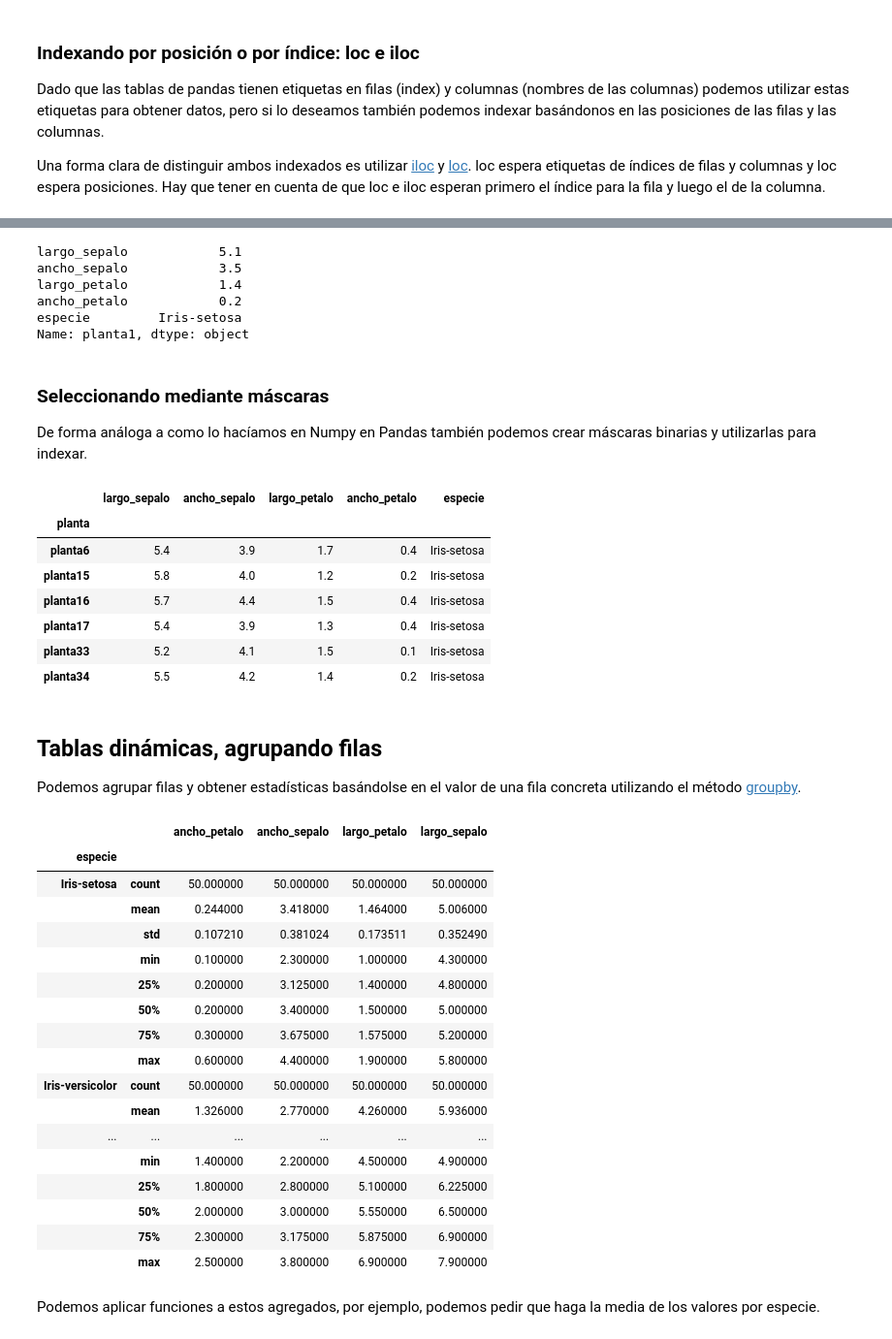
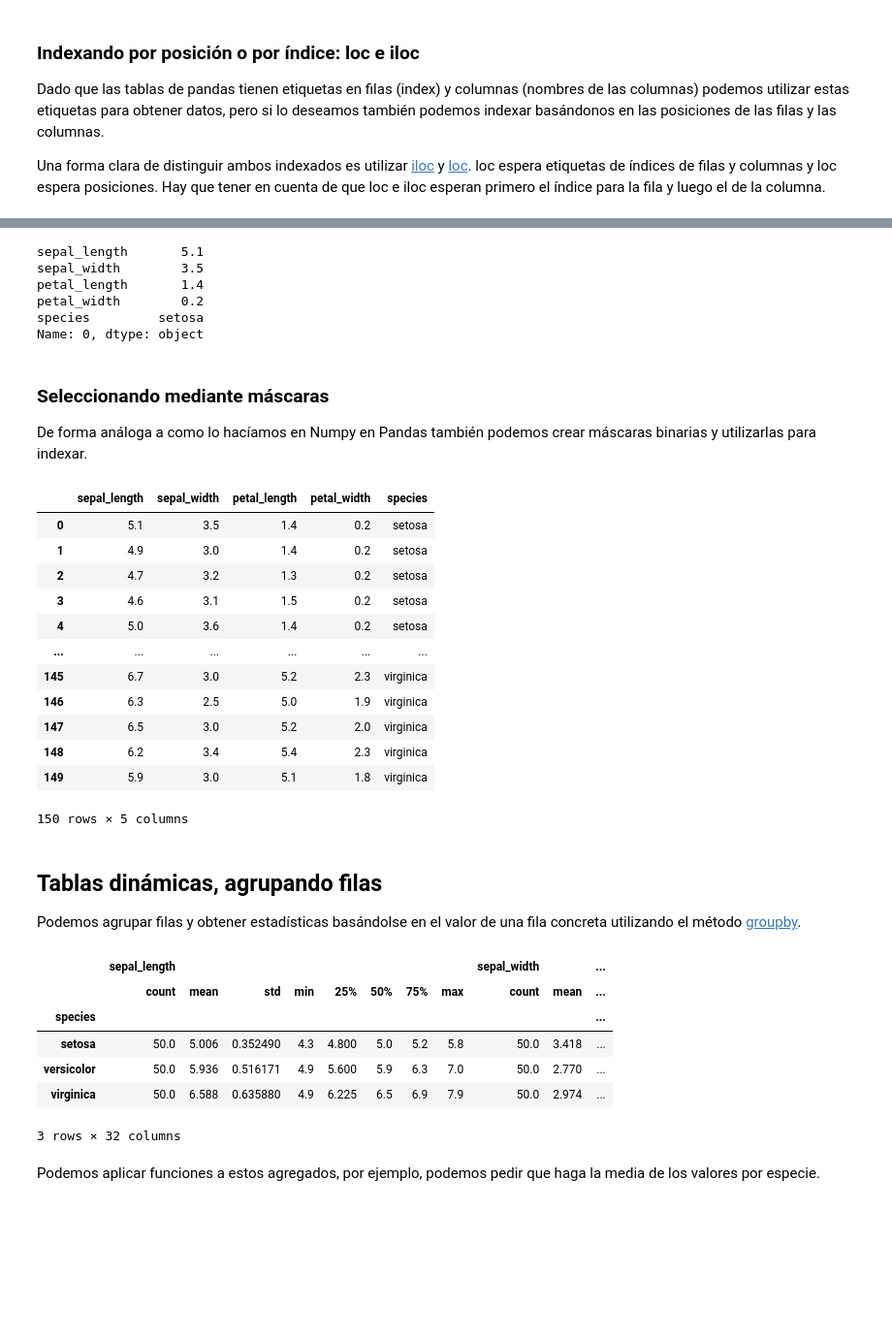
Before and after one commit to JoseBlanca/py_industriales, a Jupyter notebook: analisis/pandas.ipynb, the cells around one changed output, grey strips where cells are left out. Shown at 97% size. Saved outputs shown, nothing was run; the diff lists cells and outputs as text; code cells hidden in the pictures; blank space fills up the shorter version.

```diff
--- a/analisis/pandas.ipynb
+++ b/analisis/pandas.ipynb
@@ -151,53 +148,47 @@ Name: largo_sepalo, dtype: float64
 # %%
-iris.loc['planta1']
+iris.loc[0]
 # %% [output]
-largo_sepalo            5.1
-ancho_sepalo            3.5
-largo_petalo            1.4
-ancho_petalo            0.2
-especie         Iris-setosa
-Name: planta1, dtype: object
+sepal_length       5.1
+sepal_width        3.5
+petal_length       1.4
+petal_width        0.2
+species         setosa
+Name: 0, dtype: object
 # %% [markdown]
 ### Seleccionando mediante máscaras
 
 De forma análoga a como lo hacíamos en Numpy en Pandas también podemos crear máscaras binarias y utilizarlas para indexar.
 # %%
-mascara = iris['ancho_sepalo'] >= 3.9
+mascara = iris['sepal_length'] >= 3.9
 iris[mascara]
 # %% [output]
-|  | largo_sepalo | ancho_sepalo | largo_petalo | ancho_petalo | especie |
-| planta |  |  |  |  |  |
-| planta6 | 5.4 | 3.9 | 1.7 | 0.4 | Iris-setosa |
-| planta15 | 5.8 | 4.0 | 1.2 | 0.2 | Iris-setosa |
-| planta16 | 5.7 | 4.4 | 1.5 | 0.4 | Iris-setosa |
-| planta17 | 5.4 | 3.9 | 1.3 | 0.4 | Iris-setosa |
-| planta33 | 5.2 | 4.1 | 1.5 | 0.1 | Iris-setosa |
-| planta34 | 5.5 | 4.2 | 1.4 | 0.2 | Iris-setosa |
+|  | sepal_length | sepal_width | petal_length | petal_width | species |
+| 0 | 5.1 | 3.5 | 1.4 | 0.2 | setosa |
+| 1 | 4.9 | 3.0 | 1.4 | 0.2 | setosa |
+| 2 | 4.7 | 3.2 | 1.3 | 0.2 | setosa |
+| 3 | 4.6 | 3.1 | 1.5 | 0.2 | setosa |
+| 4 | 5.0 | 3.6 | 1.4 | 0.2 | setosa |
+| ... | ... | ... | ... | ... | ... |
+| 145 | 6.7 | 3.0 | 5.2 | 2.3 | virginica |
+| 146 | 6.3 | 2.5 | 5.0 | 1.9 | virginica |
+| 147 | 6.5 | 3.0 | 5.2 | 2.0 | virginica |
+| 148 | 6.2 | 3.4 | 5.4 | 2.3 | virginica |
+| 149 | 5.9 | 3.0 | 5.1 | 1.8 | virginica |
+150 rows × 5 columns
 # %% [markdown]
 ## Tablas dinámicas, agrupando filas
 
 Podemos agrupar filas y obtener estadísticas basándolse en el valor de una fila concreta utilizando el método [groupby](http://pandas.pydata.org/pandas-docs/stable/groupby.html).
 # %%
-iris.groupby('especie').describe()
+iris.groupby('species').describe()
 # %% [output]
-|  |  | ancho_petalo | ancho_sepalo | largo_petalo | largo_sepalo |
-| especie |  |  |  |  |  |
-| Iris-setosa | count | 50.000000 | 50.000000 | 50.000000 | 50.000000 |
-|  | mean | 0.244000 | 3.418000 | 1.464000 | 5.006000 |
-|  | std | 0.107210 | 0.381024 | 0.173511 | 0.352490 |
-|  | min | 0.100000 | 2.300000 | 1.000000 | 4.300000 |
-|  | 25% | 0.200000 | 3.125000 | 1.400000 | 4.800000 |
-|  | 50% | 0.200000 | 3.400000 | 1.500000 | 5.000000 |
-|  | 75% | 0.300000 | 3.675000 | 1.575000 | 5.200000 |
-|  | max | 0.600000 | 4.400000 | 1.900000 | 5.800000 |
-| Iris-versicolor | count | 50.000000 | 50.000000 | 50.000000 | 50.000000 |
-|  | mean | 1.326000 | 2.770000 | 4.260000 | 5.936000 |
-| ... | ... | ... | ... | ... | ... |
-|  | min | 1.400000 | 2.200000 | 4.500000 | 4.900000 |
-|  | 25% | 1.800000 | 2.800000 | 5.100000 | 6.225000 |
-|  | 50% | 2.000000 | 3.000000 | 5.550000 | 6.500000 |
-|  | 75% | 2.300000 | 3.175000 | 5.875000 | 6.900000 |
-|  | max | 2.500000 | 3.800000 | 6.900000 | 7.900000 |
+|  | sepal_length |  |  |  |  |  |  |  | sepal_width |  | ... |
+|  | count | mean | std | min | 25% | 50% | 75% | max | count | mean | ... |
+| species |  |  |  |  |  |  |  |  |  |  | ... |
+| setosa | 50.0 | 5.006 | 0.352490 | 4.3 | 4.800 | 5.0 | 5.2 | 5.8 | 50.0 | 3.418 | ... |
+| versicolor | 50.0 | 5.936 | 0.516171 | 4.9 | 5.600 | 5.9 | 6.3 | 7.0 | 50.0 | 2.770 | ... |
+| virginica | 50.0 | 6.588 | 0.635880 | 4.9 | 6.225 | 6.5 | 6.9 | 7.9 | 50.0 | 2.974 | ... |
+3 rows × 32 columns
 # %% [markdown]
 Podemos aplicar funciones a estos agregados, por ejemplo, podemos pedir que haga la media de los valores por especie.
 # %%
```
Also changed, not shown: parts of 8 cells of this notebook.
